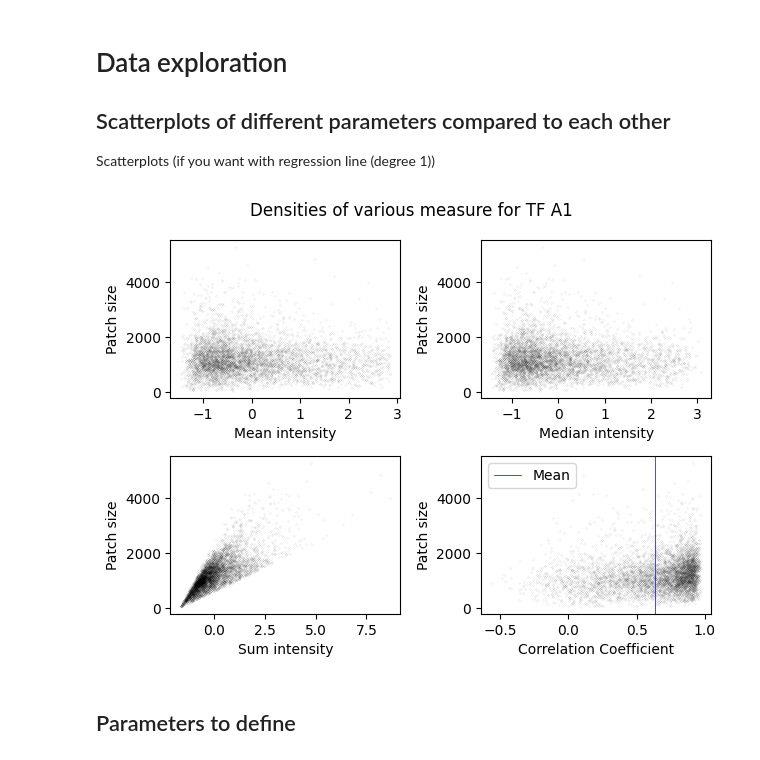
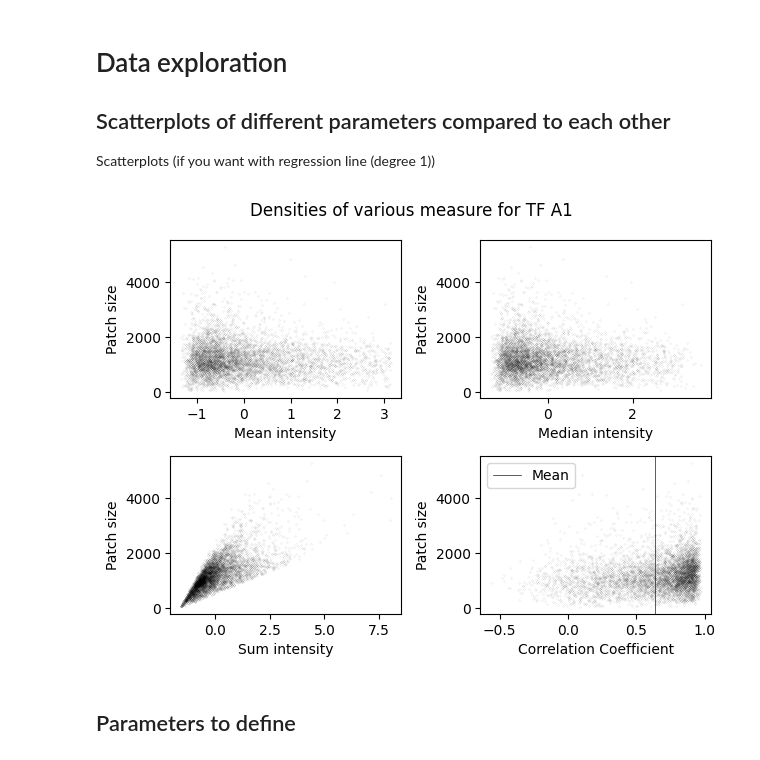
Before and after one commit to CS-433/ml-project-2-transcripted_cherry, a Jupyter notebook: Jupyter notebooks/task_1.ipynb, the cells around one changed output. Saved outputs shown, nothing was run; the diff lists cells and outputs as text; code cells hidden in the pictures.

```diff
--- a/Jupyter notebooks/task_1.ipynb
+++ b/Jupyter notebooks/task_1.ipynb
@@ -52,11 +53,12 @@ ypet_intensity
 # %%
 #parameters to adapt for analyzation:
 #outlier removal
-outlier = True              #If outliers in general should be removed True, if not False
-interquantile = True        #if outliers should be removed by defining a range with the interquantile: True; to remove outliers just when they're exceeding a certain quantile: False
+outlier = True             #If outliers in general should be removed True, if not False
+Save = False                #Will try to save it the conditions are suitable
+interquantile = True       #if outliers should be removed by defining a range with the interquantile: True; to remove outliers just when they're exceeding a certain quantile: False
 quantile_keep = 0.95        #to change if interquantile = False; else ignore
 outlier_columns = ['mean_intensity'] #choose columns of which the outliers should be removed. to choose all the columns: list(ypet_intensity_processed)[6:]
-outlier_range = 1.5         #if interquantile = True defined this value to define the range. Gets multiplicated with interquantile. Else ignore
+outlier_range = 2         #if interquantile = True defined this value to define the range. Gets multiplicated with interquantile. Else ignore
 #Normalization
 normalization = True
 columns_to_be_normalized =  ['mean_intensity','median_intensity','sum_intensity'] #list(ypet_intensity_processed)[6:]  #if all columns should be normalized
@@ -142,29 +144,30 @@ Scatterplots (if you want with regression line (degree 1))
 # %%
 mk_size = 0.01 #Choose a small mk_size if a lot of datapoints, so densities are easier to read
 points_col = 'black'
 line_col   = 'blue'
 
 plt.figure()
 plt.subplot(221)
 sns.regplot(y="patch_size", x="mean_intensity", data=ypet_intensity_processed,marker = '.',scatter_kws={'s':mk_size}, color = points_col, fit_reg=False)
 plt.xlabel("Mean intensity"); plt.ylabel("Patch size")
 plt.subplot(222)
 sns.regplot(y="patch_size", x="median_intensity", data=ypet_intensity_processed,marker = '.',scatter_kws={'s':mk_size}, color = points_col, fit_reg=False)
 plt.xlabel("Median intensity"); plt.ylabel("Patch size")
 plt.subplot(223)
 sns.regplot(y="patch_size", x="sum_intensity", data=ypet_intensity_processed,marker = '.',scatter_kws={'s':mk_size}, color = points_col, fit_reg=False)
 plt.xlabel("Sum intensity"); plt.ylabel("Patch size")
 plt.subplot(224)
 sns.regplot(y="patch_size", x="correlation coef", data=ypet_intensity_processed,marker = '.',scatter_kws={'s':mk_size}, color = points_col, fit_reg=False)
 plt.xlabel("Correlation Coefficient"); plt.ylabel("Patch size")
 plt.axvline(np.mean(ypet_intensity_processed['correlation coef']),color = line_col,linewidth = 0.5,label = "Mean")
 plt.legend()
 plt.suptitle("Densities of various measure for TF "+TF)
 plt.tight_layout()
-plt.savefig("../Images/task1/densities_"+TF+".pdf")
+if Save:
+    plt.savefig("../Images/task1/densities_"+TF+".pdf")
 plt.show()
 # %% [output]
-[figure, old version]
+[figure, new version]
 # %% [markdown]
 ## Parameters to define
 # %%
```
Also changed, not shown: parts of 6 cells of this notebook, 4 other files.
